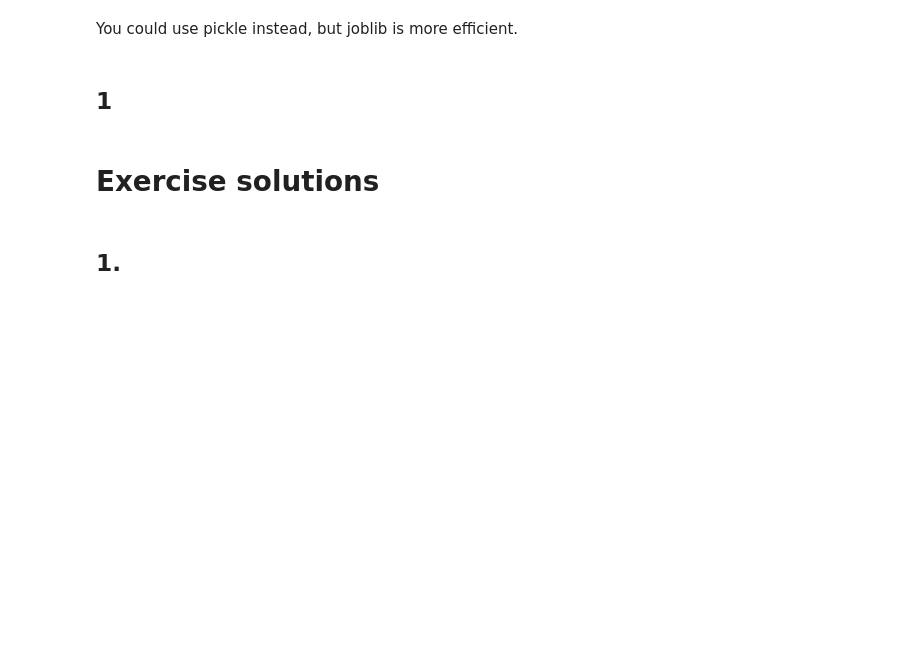
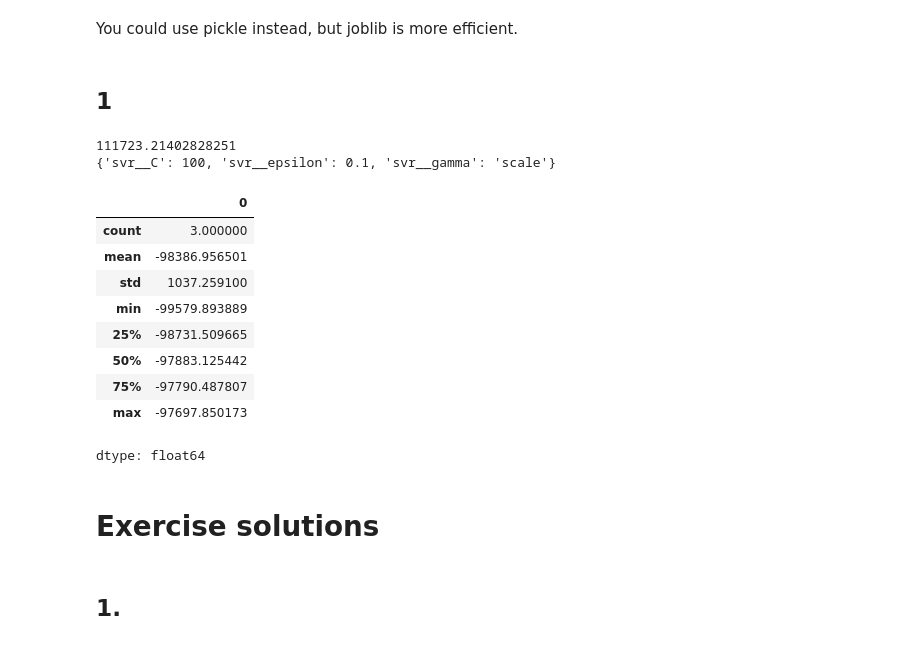
Before and after one commit to Dmytro-Iva/proyecto-git, a Jupyter notebook: 02_end_to_end_machine_learning_project.ipynb, the cells around one changed output. Saved outputs shown, nothing was run; the diff lists cells and outputs as text; code cells hidden in the pictures; blank space fills up the shorter version.

```diff
--- a/02_end_to_end_machine_learning_project.ipynb
+++ b/02_end_to_end_machine_learning_project.ipynb
@@ -1616,0 +1632,31 @@ def column_ratio(X):
+# %%
+from sklearn.svm import SVR
+
+n=5000
+#create & train model
+svr = make_pipeline(preprocessing, SVR(C= 100, epsilon= 0.1, gamma= 'scale'))
+svr.fit(housing[:n],housing_labels[:n])
+housing_predictions = svr.predict(housing[:n])
+
+#evaluate
+svr_rmses = cross_val_score(svr, housing, housing_labels, scoring="neg_root_mean_squared_error", cv=3)
+# %%
+from sklearn.model_selection import GridSearchCV
+
+param_grid = {
+    "svr__C": [1, 10, 100],
+    "svr__gamma": ["scale", 0.01, 0.001],
+    "svr__epsilon": [0.1, 1, 10]
+}
+
+svr = make_pipeline(preprocessing, SVR())
+
+grid_search = GridSearchCV(svr, param_grid, cv=3,
+                           scoring="neg_root_mean_squared_error")
+grid_search.fit(housing[:n], housing_labels[:n])
+
+print(-grid_search.best_score_)
+print(grid_search.best_params_)
+# %% [output]
+111723.21402828251
+{'svr__C': 100, 'svr__epsilon': 0.1, 'svr__gamma': 'scale'}
@@ -1617,3 +1665,16 @@ def column_ratio(X):
+# %%
+pd.Series(svr_rmses).describe()
+# %% [output]
+|  | 0 |
+| count | 3.000000 |
+| mean | -98386.956501 |
+| std | 1037.259100 |
+| min | -99579.893889 |
+| 25% | -98731.509665 |
+| 50% | -97883.125442 |
+| 75% | -97790.487807 |
+| max | -97697.850173 |
+dtype: float64
 # %% [markdown]
 # Exercise solutions
 # %% [markdown]
```
Also changed, not shown: parts of 57 cells of this notebook.
